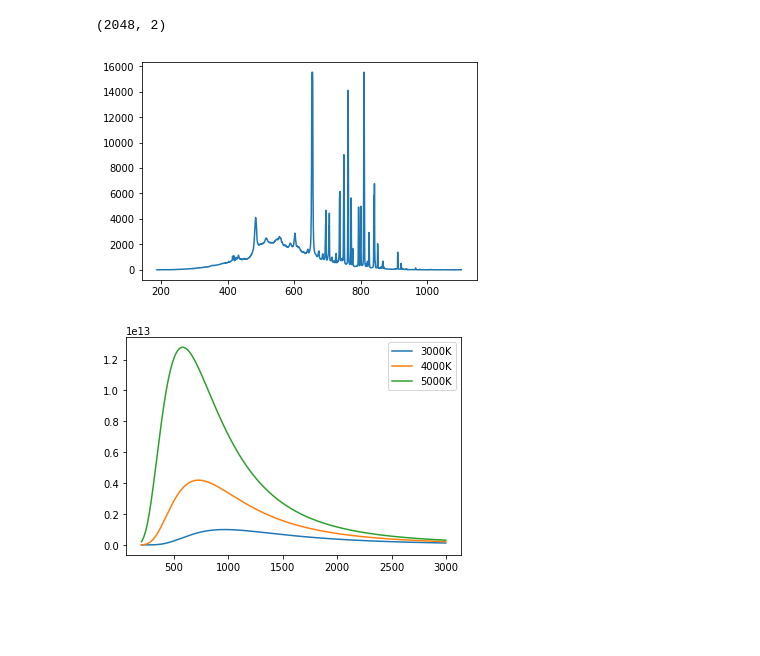
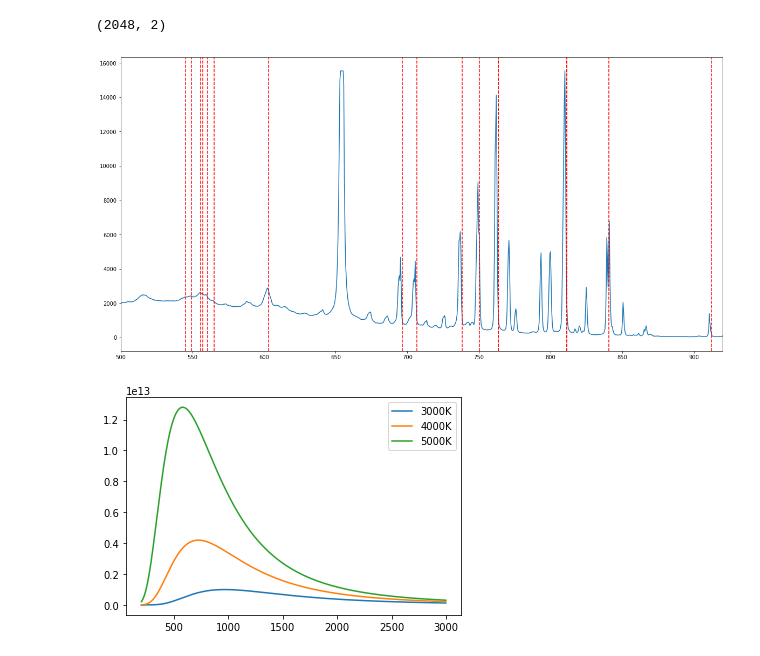
Before and after one commit to piovere/zeTorch, a Jupyter notebook: black body.ipynb, the cells around one changed output. Cells and saved outputs as stored; diff of their text form; code cells hidden in the pictures; blank space fills up the shorter version.

```diff
--- a/black body.ipynb
+++ b/black body.ipynb
@@ -13,11 +14,39 @@ data = np.loadtxt(data_file, skiprows=14)
 data.shape
 # %% [output]
 (2048, 2)
-# %%
-plt.plot(data[:,0], data[:,1])
-plt.show()
-# %% [output]
-[figure, removed]
+# %%
+plt.figure(1, figsize=(20,10))
+
+plt.plot(data[:,0], data[:,1])
+
+ar_lines = [
+    545.16,
+    549.58,
+    555.87,
+    557.25,
+    560.67,
+    565.07,
+    811.5311,
+    763.5105,
+    811.5311,
+    763.5105,
+    750.3869,
+    738.3980,
+    706.7217,
+    696.5430,
+    840.8209,
+    603.2127,
+    912.2967
+]
+
+for line in ar_lines:
+    plt.axvline(x=line, linestyle='--', color='red')
+
+plt.xlim(500, 920)
+
+plt.show()
+# %% [output]
+[figure, added]
 # %%
 def black_body(temperature, wavelength):
     h = const.Planck
```
Also changed, not shown: parts of 10 cells of this notebook.
